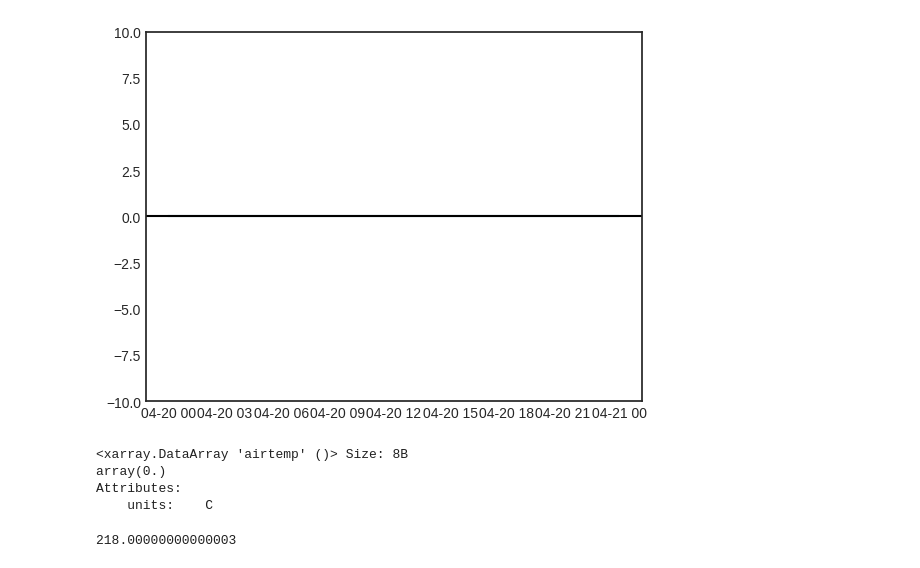
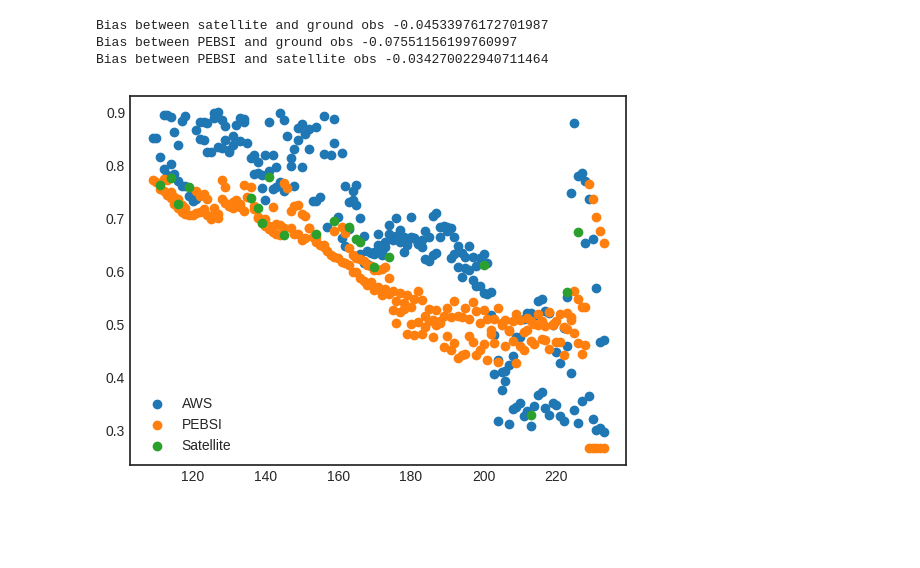
Before and after one commit to clairevwilson/PEBSI, a Jupyter notebook: project/calibrate.ipynb, the cells around one changed output. Saved outputs shown, nothing was run; the diff lists cells and outputs as text; code cells hidden in the pictures; blank space fills up the shorter version.

```diff
--- a/project/calibrate.ipynb
+++ b/project/calibrate.ipynb
@@ -181,22 +147,0 @@ plt.show()
-# %%
-glacier, site = 'wolverine','EC'
-fn = 'ddf/{g}{s}_2026_05_05_test_0.nc'
-# fn.format(g=glacier, s=site)
-ds_bad = xr.open_dataset(base_fp + 'ddf/test_simulation0.nc').sel(time=slice('2013-04-20','2013-04-21'))
-ds_good = xr.open_dataset(base_fp + f'ddf/{glacier}{site}_2026_04_15_MO_0.nc').sel(time=slice('2013-04-20','2013-04-21'))
-plt.plot(ds_bad.time, ds_bad.airtemp - ds_good.airtemp)
-plt.ylim(-10, 10)
-plt.axhline(0, c='k')
-plt.legend()
-plt.show()
-print((ds_bad.airtemp - ds_good.airtemp).mean())
-# %% [output]
-[figure, removed]
-<xarray.DataArray 'airtemp' ()> Size: 8B
-array(0.)
-Attributes:
-    units:    C
-# %%
--1.417 / -0.0065
-# %% [output]
-218.00000000000003
@@ -202,0 +153,45 @@ Attributes:
+# %%
+fn = 'ddf/{g}{s}_2026_05_06_sar_test_0.nc'
+glacier, site = 'gulkana','B'
+ds = xr.open_dataset(base_fp + fn.format(g=glacier, s=site))
+
+albedo = Albedo(glacier, site, 's2')
+albedo.get_model_albedo(ds)
+
+df1 = pd.read_csv('../../climate_data/AWS/Processed/gulkana2024_walbedo.csv', parse_dates=True, index_col=0)
+df2 = pd.read_csv('../../climate_data/AWS/Processed/gulkanaB2025_albedo.csv', parse_dates=True, index_col=0)
+
+df1 = df1.loc[df1.index.hour.isin(range(10, 15))]
+df2 = df2.loc[df2.index.hour.isin(range(10, 15))]
+
+df2 = df2.resample('1D').mean()
+df1 = df1.resample('1D').mean()
+
+df = pd.concat([df1['albedo'], df2['albedo']])
+df[df > 0.9] = np.nan
+df = df.dropna().to_frame()
+df['albedo_rs'] = np.ones(len(df.index)) * np.nan
+df['albedo_pebsi'] = np.ones(len(df.index)) * np.nan
+
+for date in df.index:
+    if date in pd.to_datetime(albedo.time):
+        idx = np.where(date == pd.to_datetime(albedo.time))[0]
+        rs_albedo = albedo.data[idx]
+        df.loc[date, 'albedo_rs'] = rs_albedo[0]
+
+    df.loc[date, 'albedo_pebsi'] = ds.sel(time=date).albedo.values
+
+print('Bias between satellite and ground obs',np.mean(df['albedo_rs'] - df['albedo']))
+print('Bias between PEBSI and ground obs',np.mean(df['albedo_pebsi'] - df['albedo']))
+print('Bias between PEBSI and satellite obs', np.mean(df['albedo_pebsi'] - df['albedo_rs']))
+
+plt.scatter(df.index.day_of_year, df['albedo'], label='AWS')
+plt.scatter(df.index.day_of_year, df['albedo_pebsi'], label='PEBSI')
+plt.scatter(df.index.day_of_year, df['albedo_rs'], label='Satellite')
+plt.legend()
+plt.show()
+# %% [output]
+Bias between satellite and ground obs -0.04533976172701987
+Bias between PEBSI and ground obs -0.07551156199760997
+Bias between PEBSI and satellite obs -0.034270022940711464
+[figure, added]
```
Also changed, not shown: parts of 9 cells of this notebook, 5 other files.
